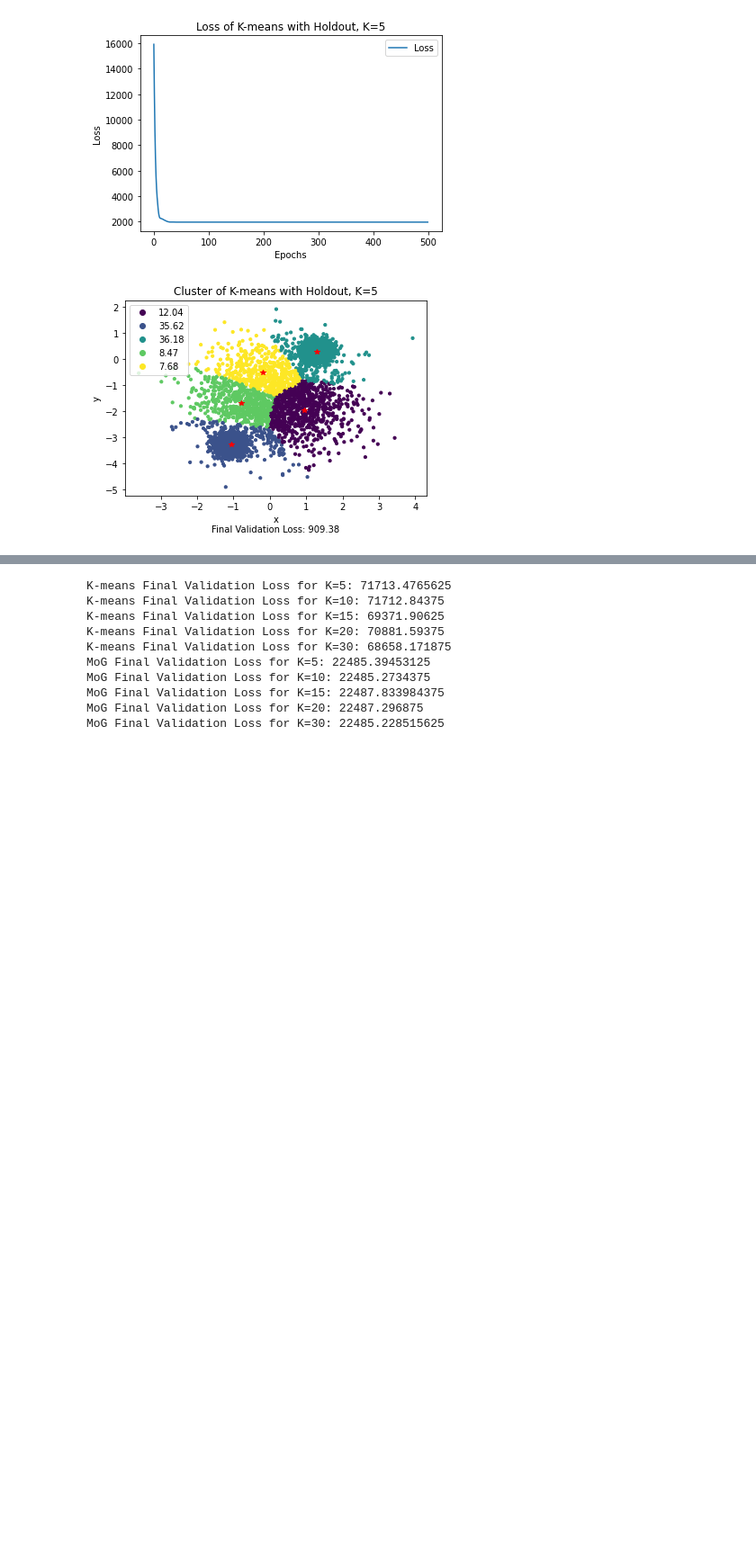
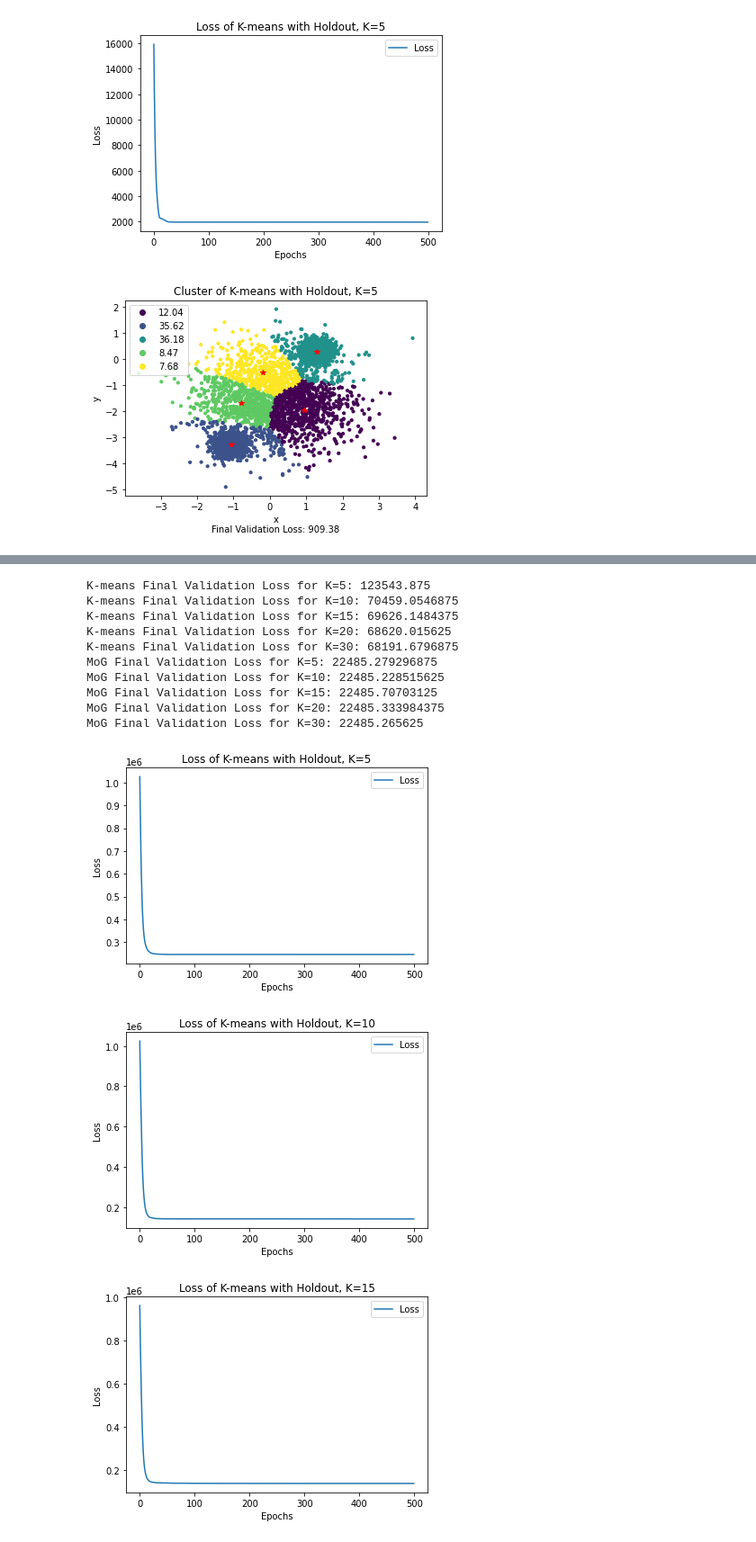
Before and after one commit to huang-jiaming/ece421, a Jupyter notebook: ECE421_Assignment_3.ipynb, the cells around one changed output, grey strips where cells are left out. Shown at 90% size. Saved outputs shown, nothing was run; the diff lists cells and outputs as text; code cells hidden in the pictures; blank space fills up the shorter version.

```diff
--- a/ECE421_Assignment_3.ipynb
+++ b/ECE421_Assignment_3.ipynb
@@ -181,4 +180,10 @@ def KNN(dataset, is_valid, K, epochs, plot):
 
     else:
         print("K-means Final Validation Loss for K={}: {}".format(K, valid_loss[-1]))
+        plt.figure()
+        plt.title('Loss of K-means with Holdout, K=%i' %K)
+        plt.xlabel("Epochs")
+        plt.ylabel("Loss")
+        plt.plot(loss_arr, label="Loss")
+        plt.legend()
 # %%
@@ -331,23 +348,28 @@ plt.show()
 # %%
 KNN(100, True, 5, 500, False)
 KNN(100, True, 10, 500, False)
 KNN(100, True, 15, 500, False)
 KNN(100, True, 20, 500, False)
 KNN(100, True, 30, 500, False)
 
-GMM(100, True, 5, 500, False)
-GMM(100, True, 10, 500, False)
-GMM(100, True, 15, 500, False)
-GMM(100, True, 20, 500, False)
-GMM(100, True, 30, 500, False)
+MoG(100, True, 5, 500, False)
+MoG(100, True, 10, 500, False)
+MoG(100, True, 15, 500, False)
+MoG(100, True, 20, 500, False)
+MoG(100, True, 30, 500, False)
+
+plt.show()
 # %% [output]
-K-means Final Validation Loss for K=5: 71713.4765625
-K-means Final Validation Loss for K=10: 71712.84375
-K-means Final Validation Loss for K=15: 69371.90625
-K-means Final Validation Loss for K=20: 70881.59375
-K-means Final Validation Loss for K=30: 68658.171875
-MoG Final Validation Loss for K=5: 22485.39453125
-MoG Final Validation Loss for K=10: 22485.2734375
-MoG Final Validation Loss for K=15: 22487.833984375
-MoG Final Validation Loss for K=20: 22487.296875
-MoG Final Validation Loss for K=30: 22485.228515625
+K-means Final Validation Loss for K=5: 123543.875
+K-means Final Validation Loss for K=10: 70459.0546875
+K-means Final Validation Loss for K=15: 69626.1484375
+K-means Final Validation Loss for K=20: 68620.015625
+K-means Final Validation Loss for K=30: 68191.6796875
+MoG Final Validation Loss for K=5: 22485.279296875
+MoG Final Validation Loss for K=10: 22485.228515625
+MoG Final Validation Loss for K=15: 22485.70703125
+MoG Final Validation Loss for K=20: 22485.333984375
+MoG Final Validation Loss for K=30: 22485.265625
+[figure, added]
+[figure, added]
+[figure, added]
```
Also changed, not shown: parts of 4 cells of this notebook, 3 other files.
